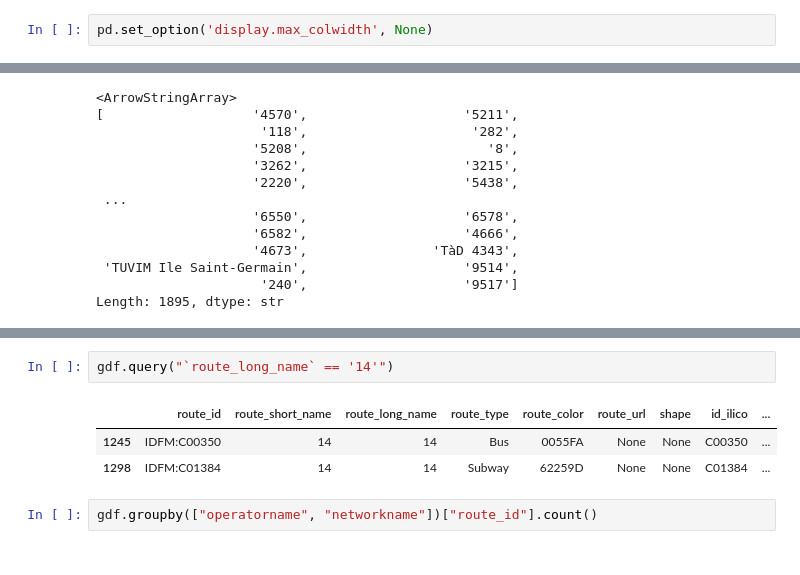
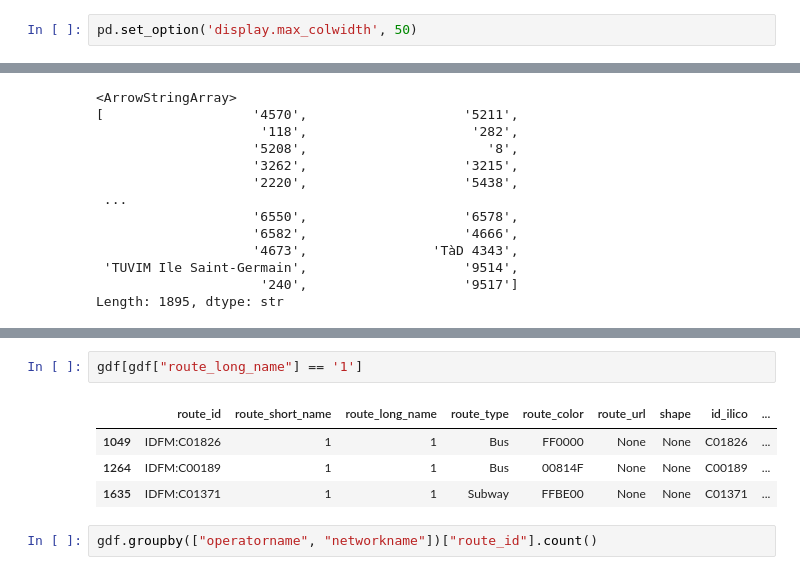
Before and after one commit to gefleury/transports-accessibles-idf, a Jupyter notebook: notebooks/explore_data.ipynb, the cells around one changed output, grey strips where cells are left out. Cells and saved outputs as stored; diff of their text form.

```diff
--- a/notebooks/explore_data.ipynb
+++ b/notebooks/explore_data.ipynb
@@ -16,6 +16,6 @@ import plotly.express as px
 
 from geoplotter import GeoPlotter
 # %%
-pd.set_option('display.max_colwidth', None)
+pd.set_option('display.max_colwidth', 50)
 # %% [markdown]
 ## Lines
@@ -132,9 +117,10 @@ Length: 16, dtype: str
 # %%
-gdf.query("`route_long_name` == '14'")
+gdf[gdf["route_long_name"] == '1']
 # %% [output]
 |  | route_id | route_short_name | route_long_name | route_type | route_color | route_url | shape | id_ilico | ... |
-| 1245 | IDFM:C00350 | 14 | 14 | Bus | 0055FA | None | None | C00350 | ... |
-| 1298 | IDFM:C01384 | 14 | 14 | Subway | 62259D | None | None | C01384 | ... |
+| 1049 | IDFM:C01826 | 1 | 1 | Bus | FF0000 | None | None | C01826 | ... |
+| 1264 | IDFM:C00189 | 1 | 1 | Bus | 00814F | None | None | C00189 | ... |
+| 1635 | IDFM:C01371 | 1 | 1 | Subway | FFBE00 | None | None | C01371 | ... |
 # %%
 gdf.groupby(["operatorname", "networkname"])["route_id"].count()
 # %% [output]
```
Also changed, not shown: parts of 11 cells of this notebook.
